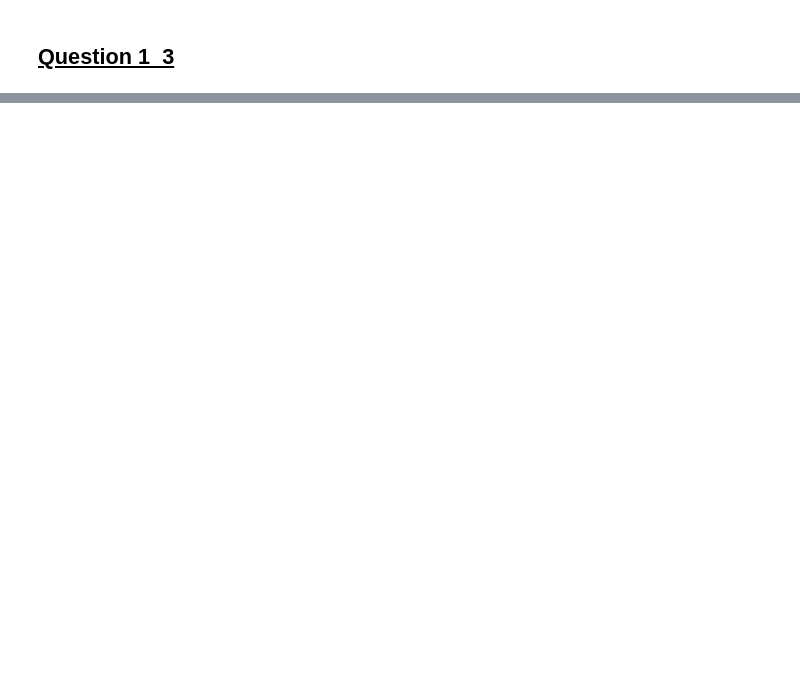
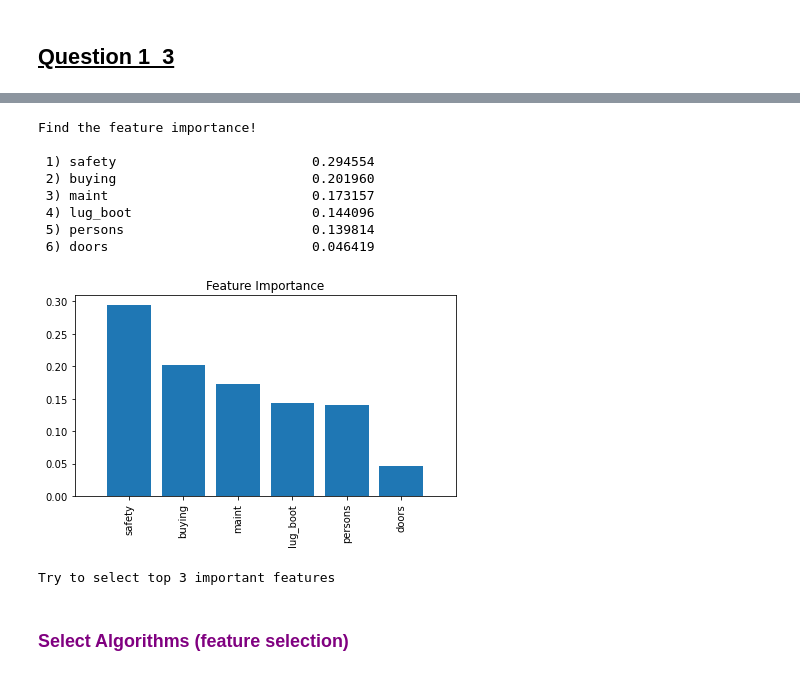
Before and after one commit to Jack24658735/Introduction-to-Machine-Learning, a Jupyter notebook: HW4/HW4.ipynb, the cells around one changed output, grey strips where cells are left out. Saved outputs shown, nothing was run; the diff lists cells and outputs as text; code cells hidden in the pictures; blank space fills up the shorter version.

```diff
--- a/HW4/HW4.ipynb
+++ b/HW4/HW4.ipynb
@@ -1244,0 +1186,7 @@ print(f'Final Value of n neighbors: {Final_knn_n}, Final Accuracy: {Final_knn_ac
+# %%
+X_train, X_test, y_train, y_test =\
+    train_test_split(X, y,
+                     test_size=0.3,
+                     random_state=0,
+                     stratify=y)
+print('Data has been split well!')
@@ -1244,0 +1230,52 @@ print(f'Final Value of n neighbors: {Final_knn_n}, Final Accuracy: {Final_knn_ac
+# %%
+from sklearn.ensemble import RandomForestClassifier
+
+print('Find the feature importance!\n')
+feat_labels = df_car.columns[:-1]
+title = ['buying', 'maint', 'doors', 'persons', 'lug_boot', 'safety']
+
+forest = RandomForestClassifier(n_estimators=500,
+                                random_state=1)
+
+forest.fit(X_train, y_train)
+importances = forest.feature_importances_
+
+indices = np.argsort(importances)[::-1]
+
+label = []
+for idx in indices:
+    label.append(title[idx])
+
+for f in range(X_train.shape[1]):
+    print("%2d) %-*s %f" % (f + 1, 30,
+                            title[indices[f]],
+                            importances[indices[f]]))
+
+plt.title('Feature Importance')
+plt.bar(range(X_train.shape[1]),
+        importances[indices],
+        align='center')
+plt.xticks(range(X_train.shape[1]),
+           label, rotation=90)
+plt.xlim([-1, X_train.shape[1]])
+plt.tight_layout()
+#plt.savefig('images/04_09.png', dpi=300)
+plt.show()
+# %% [output]
+Find the feature importance!
+
+ 1) safety                         0.294554
+ 2) buying                         0.201960
+ 3) maint                          0.173157
+ 4) lug_boot                       0.144096
+ 5) persons                        0.139814
+ 6) doors                          0.046419
+[figure, added]
+# %%
+X_train_sel = X_train[:, [0, 1, 5]]
+X_test_sel = X_test[:, [0, 1, 5]]
+print('Try to select top 3 important features')
+# %% [output]
+Try to select top 3 important features
+# %% [markdown]
+### <font color="purple">Select Algorithms (feature selection)<font>
```
Also changed, not shown: parts of 113 cells of this notebook.
